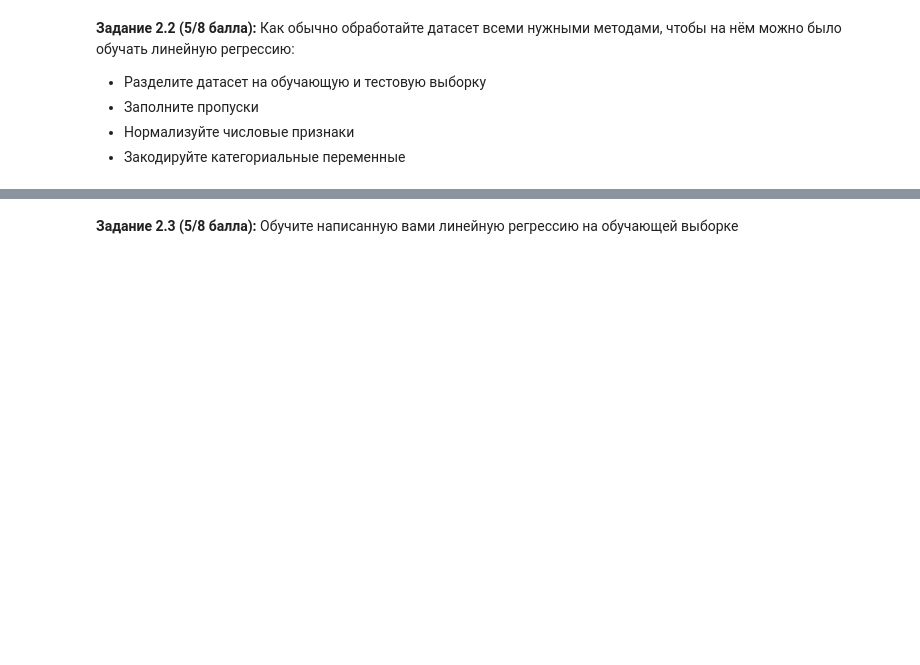
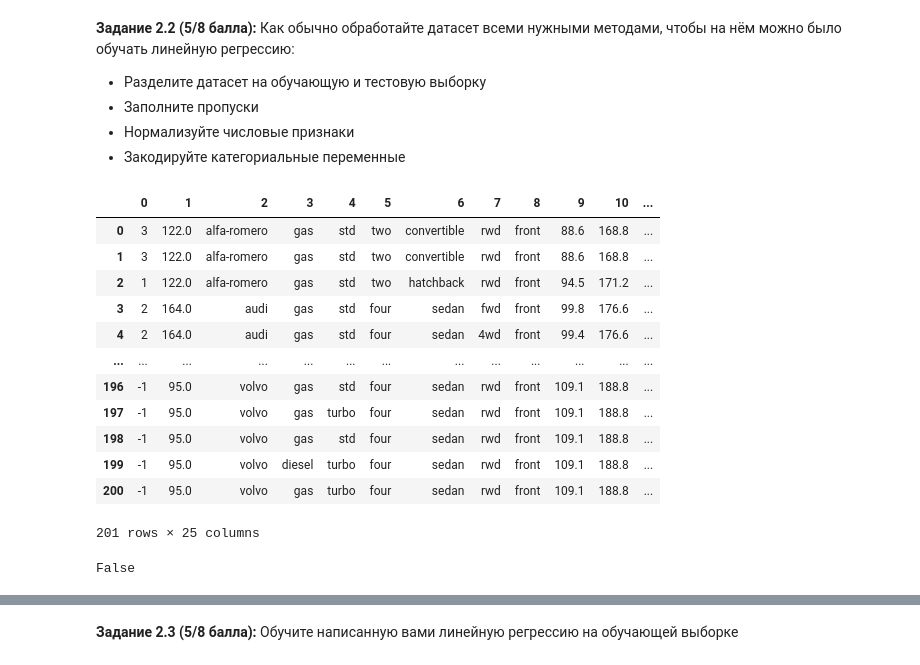
Before and after one commit to TyurinIvan/iad2021, a Jupyter notebook: hw5/hw05_gd.ipynb, the cells around one changed output, grey strips where cells are left out. Cells and saved outputs as stored; diff of their text form; code cells hidden in the pictures; blank space fills up the shorter version.

```diff
--- a/hw5/hw05_gd.ipynb
+++ b/hw5/hw05_gd.ipynb
@@ -540,0 +565,26 @@ X_raw = X_raw.drop(25, axis=1)
+# %%
+# Fill NaN
+X_raw = X_raw.fillna(X_raw.mean())
+X_raw = X_raw.drop('index', axis=1)
+X_raw
+# %% [output]
+|  | 0 | 1 | 2 | 3 | 4 | 5 | 6 | 7 | 8 | 9 | 10 | ... |
+| 0 | 3 | 122.0 | alfa-romero | gas | std | two | convertible | rwd | front | 88.6 | 168.8 | ... |
+| 1 | 3 | 122.0 | alfa-romero | gas | std | two | convertible | rwd | front | 88.6 | 168.8 | ... |
+| 2 | 1 | 122.0 | alfa-romero | gas | std | two | hatchback | rwd | front | 94.5 | 171.2 | ... |
+| 3 | 2 | 164.0 | audi | gas | std | four | sedan | fwd | front | 99.8 | 176.6 | ... |
+| 4 | 2 | 164.0 | audi | gas | std | four | sedan | 4wd | front | 99.4 | 176.6 | ... |
+| ... | ... | ... | ... | ... | ... | ... | ... | ... | ... | ... | ... | ... |
+| 196 | -1 | 95.0 | volvo | gas | std | four | sedan | rwd | front | 109.1 | 188.8 | ... |
+| 197 | -1 | 95.0 | volvo | gas | turbo | four | sedan | rwd | front | 109.1 | 188.8 | ... |
+| 198 | -1 | 95.0 | volvo | gas | std | four | sedan | rwd | front | 109.1 | 188.8 | ... |
+| 199 | -1 | 95.0 | volvo | diesel | turbo | four | sedan | rwd | front | 109.1 | 188.8 | ... |
+| 200 | -1 | 95.0 | volvo | gas | turbo | four | sedan | rwd | front | 109.1 | 188.8 | ... |
+201 rows × 25 columns
+# %%
+# Encoding categorical variables
+X_raw = pd.get_dummies(X_raw)
+# And check
+X_raw.isnull().any().any()
+# %% [output]
+False
```
Also changed, not shown: parts of 26 cells of this notebook.
